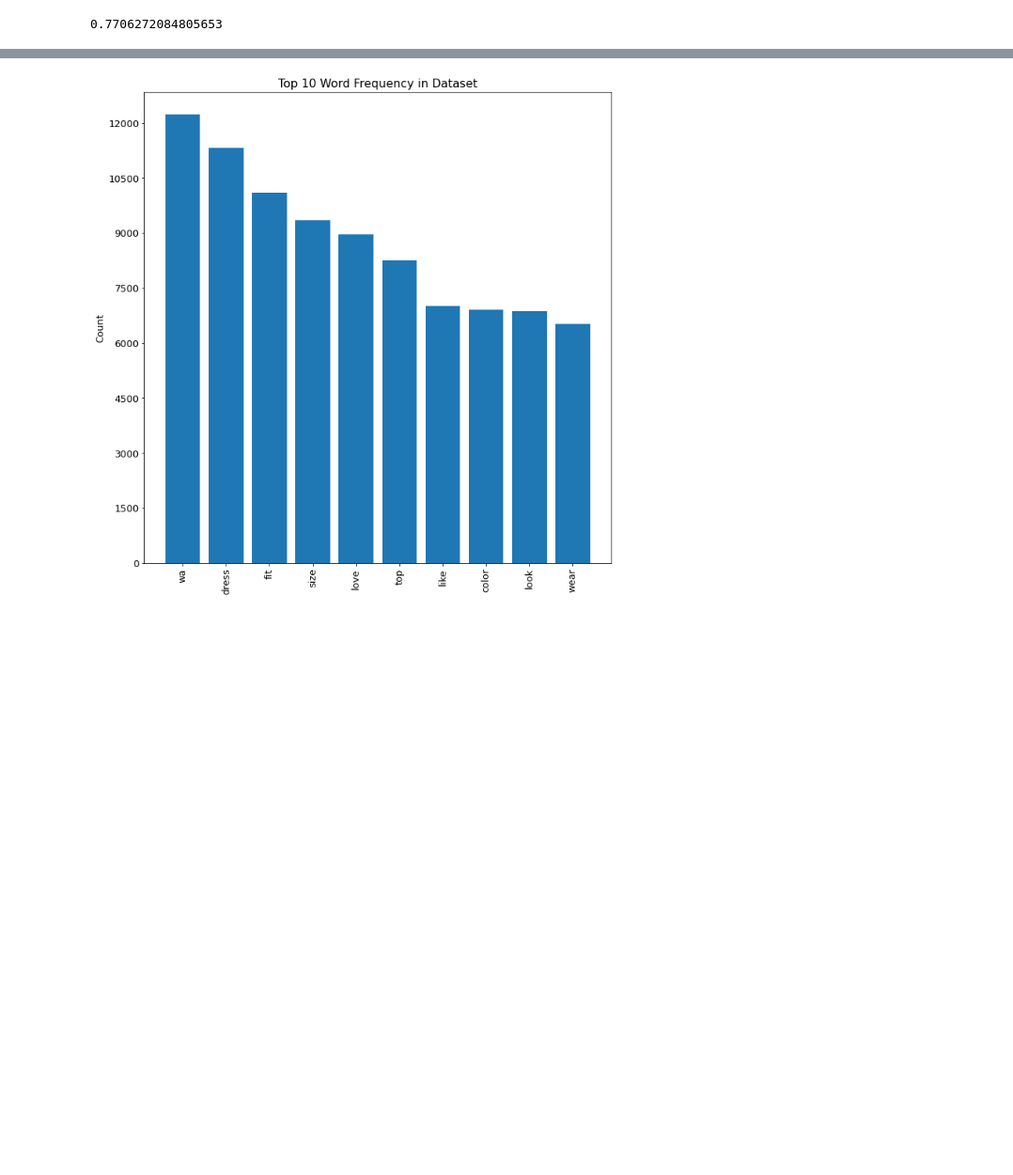
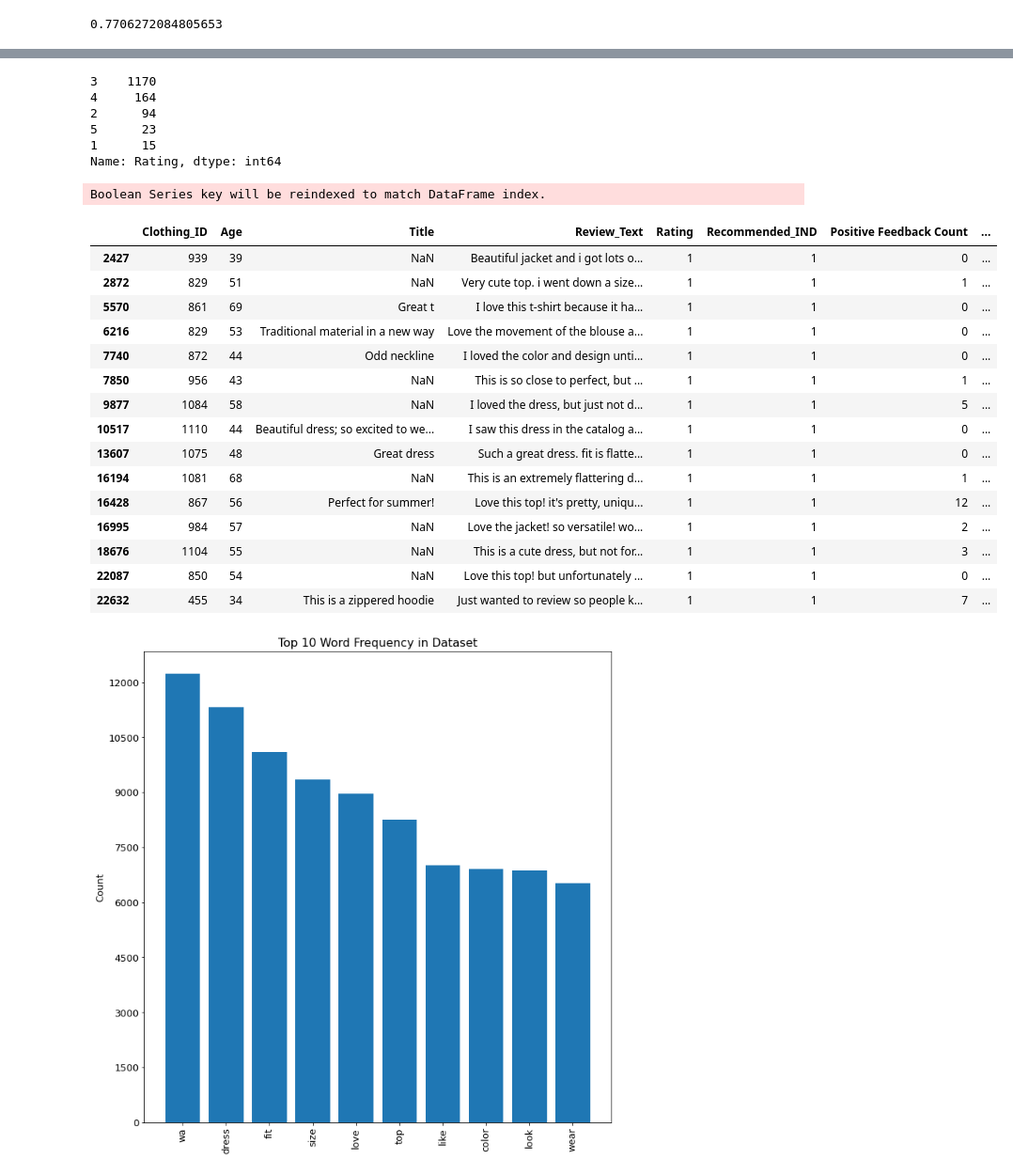
Before and after one commit to jlc0512/Utilizing-E-Commerce-Reviews-to-Predict-Comment-Sentiments, a Jupyter notebook: data_exploration_notebook.ipynb, the cells around one changed output, grey strips where cells are left out. Shown at 94% size. Saved outputs shown, nothing was run; the diff lists cells and outputs as text; code cells hidden in the pictures; blank space fills up the shorter version.

```diff
--- a/data_exploration_notebook.ipynb
+++ b/data_exploration_notebook.ipynb
@@ -555,4 +555,4 @@ def remove_stopwords(token_list):
 df.Clean=df.Clean.apply(remove_stopwords)
 
 # create new column from df_clean that converts list of tokens to a string.
-df.String=df.Clean.str.join(" ")
+df['String']=df.Clean.str.join(" ")
@@ -609,0 +628,9 @@ Name: Sentiment, dtype: int64
+# %%
+df.Rating[df.Sentiment != df.Recommended_IND].value_counts()
+# %% [output]
+3    1170
+4     164
+2      94
+5      23
+1      15
+Name: Rating, dtype: int64
@@ -609,0 +639,22 @@ Name: Sentiment, dtype: int64
+# %%
+pd.set_option('display.max_colwidth', None)
+# %%
+df[df.Sentiment != df.Recommended_IND][df.Rating == 1]
+# %% [output]
+Boolean Series key will be reindexed to match DataFrame index.
+|  | Clothing_ID | Age | Title | Review_Text | Rating | Recommended_IND | Positive Feedback Count | ... |
+| 2427 | 939 | 39 | NaN | Beautiful jacket and i got lots o... | 1 | 1 | 0 | ... |
+| 2872 | 829 | 51 | NaN | Very cute top. i went down a size... | 1 | 1 | 1 | ... |
+| 5570 | 861 | 69 | Great t | I love this t-shirt because it ha... | 1 | 1 | 0 | ... |
+| 6216 | 829 | 53 | Traditional material in a new way | Love the movement of the blouse a... | 1 | 1 | 0 | ... |
+| 7740 | 872 | 44 | Odd neckline | I loved the color and design unti... | 1 | 1 | 0 | ... |
+| 7850 | 956 | 43 | NaN | This is so close to perfect, but ... | 1 | 1 | 1 | ... |
+| 9877 | 1084 | 58 | NaN | I loved the dress, but just not d... | 1 | 1 | 5 | ... |
+| 10517 | 1110 | 44 | Beautiful dress; so excited to we... | I saw this dress in the catalog a... | 1 | 1 | 0 | ... |
+| 13607 | 1075 | 48 | Great dress | Such a great dress. fit is flatte... | 1 | 1 | 0 | ... |
+| 16194 | 1081 | 68 | NaN | This is an extremely flattering d... | 1 | 1 | 1 | ... |
+| 16428 | 867 | 56 | Perfect for summer! | Love this top! it's pretty, uniqu... | 1 | 1 | 12 | ... |
+| 16995 | 984 | 57 | NaN | Love the jacket! so versatile! wo... | 1 | 1 | 2 | ... |
+| 18676 | 1104 | 55 | NaN | This is a cute dress, but not for... | 1 | 1 | 3 | ... |
+| 22087 | 850 | 54 | NaN | Love this top! but unfortunately ... | 1 | 1 | 0 | ... |
+| 22632 | 455 | 34 | This is a zippered hoodie | Just wanted to review so people k... | 1 | 1 | 7 | ... |
```
Also changed, not shown: parts of 9 cells of this notebook, 2 other files.
